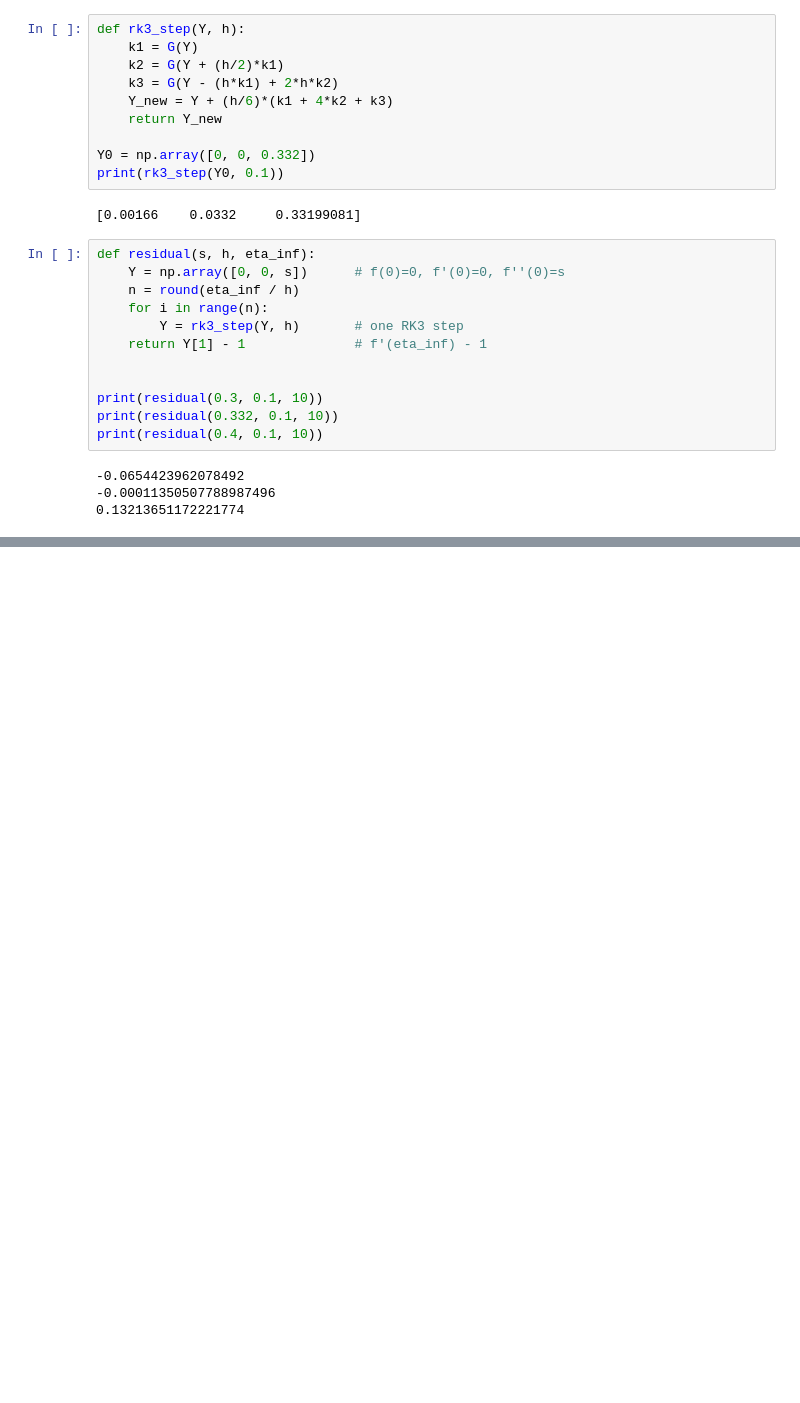
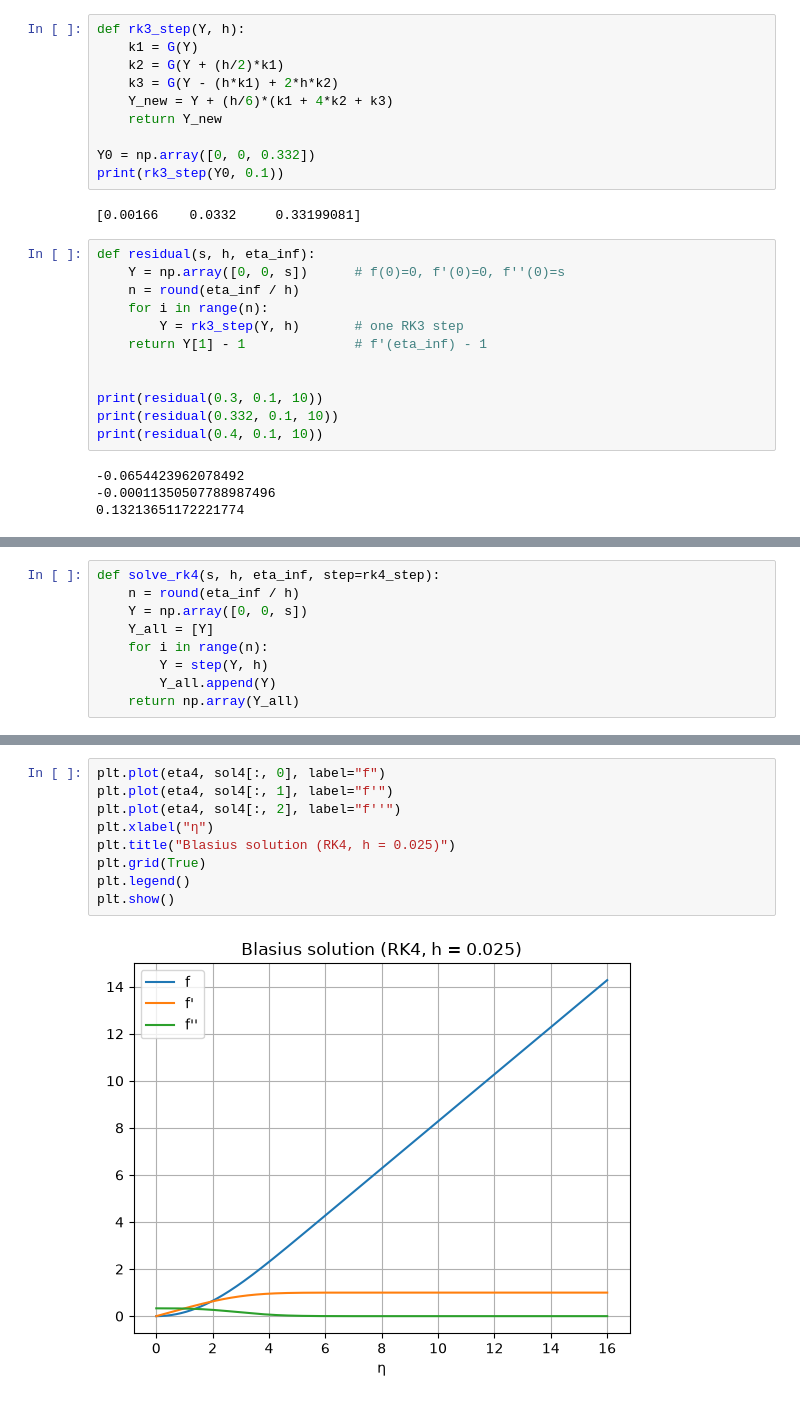
Before and after one commit to Atharva-Patil008/AE801_2026, a Jupyter notebook: numode_bvp/Atharva_BVP.ipynb, the cells around one changed output, grey strips where cells are left out. Drawn from its saved outputs; the diff is of its cells as text; blank space fills up the shorter version.

```diff
--- a/numode_bvp/Atharva_BVP.ipynb
+++ b/numode_bvp/Atharva_BVP.ipynb
@@ -102,0 +264,9 @@ plt.show()
+# %%
+def solve_rk4(s, h, eta_inf, step=rk4_step):
+    n = round(eta_inf / h)
+    Y = np.array([0, 0, s])
+    Y_all = [Y]
+    for i in range(n):
+        Y = step(Y, h)
+        Y_all.append(Y)
+    return np.array(Y_all)
@@ -102,0 +286,11 @@ plt.show()
+# %%
+plt.plot(eta4, sol4[:, 0], label="f")
+plt.plot(eta4, sol4[:, 1], label="f'")
+plt.plot(eta4, sol4[:, 2], label="f''")
+plt.xlabel("η")
+plt.title("Blasius solution (RK4, h = 0.025)")
+plt.grid(True)
+plt.legend()
+plt.show()
+# %% [output]
+[figure, added]
```
Also changed, not shown: parts of 18 cells of this notebook.
